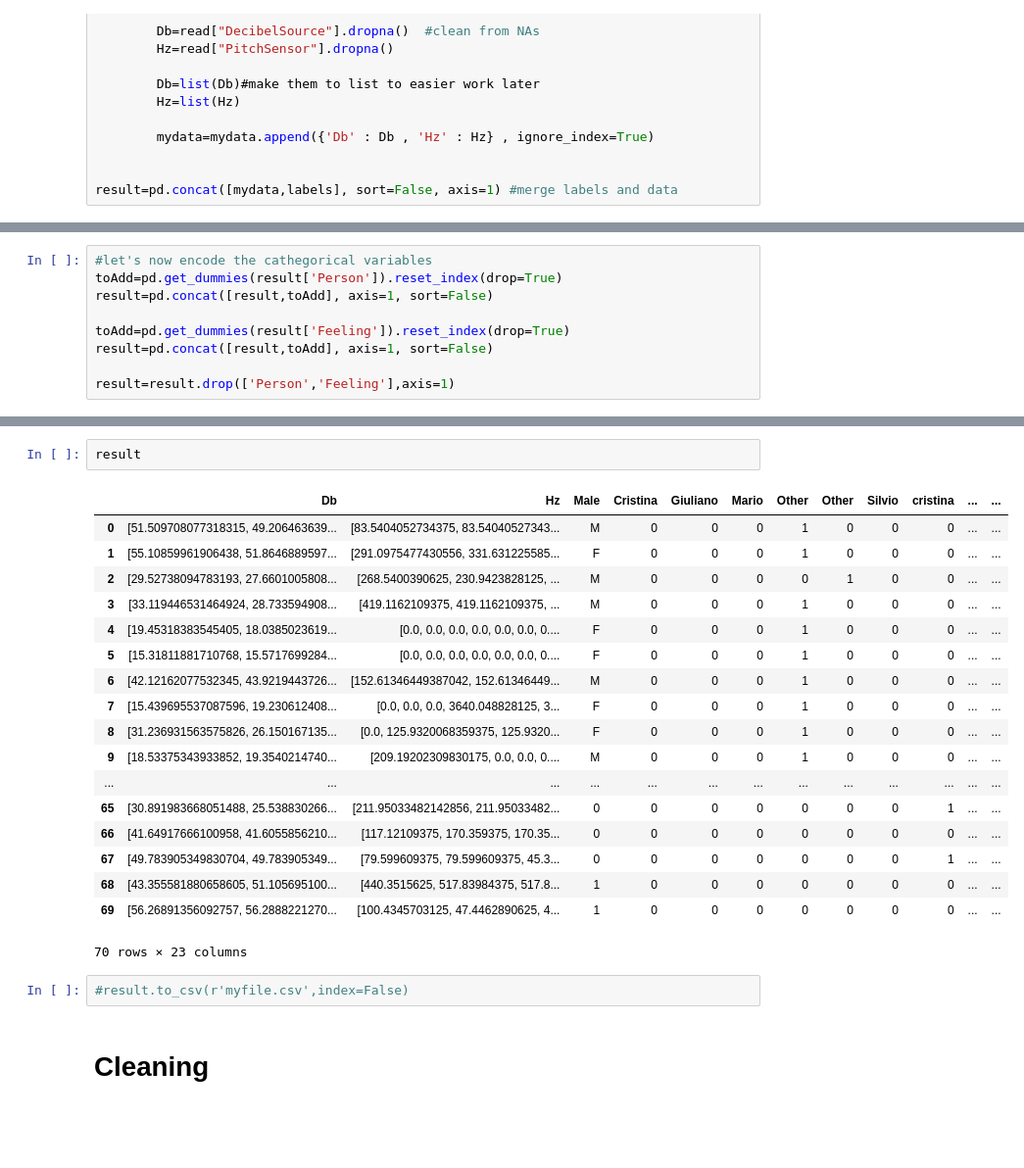
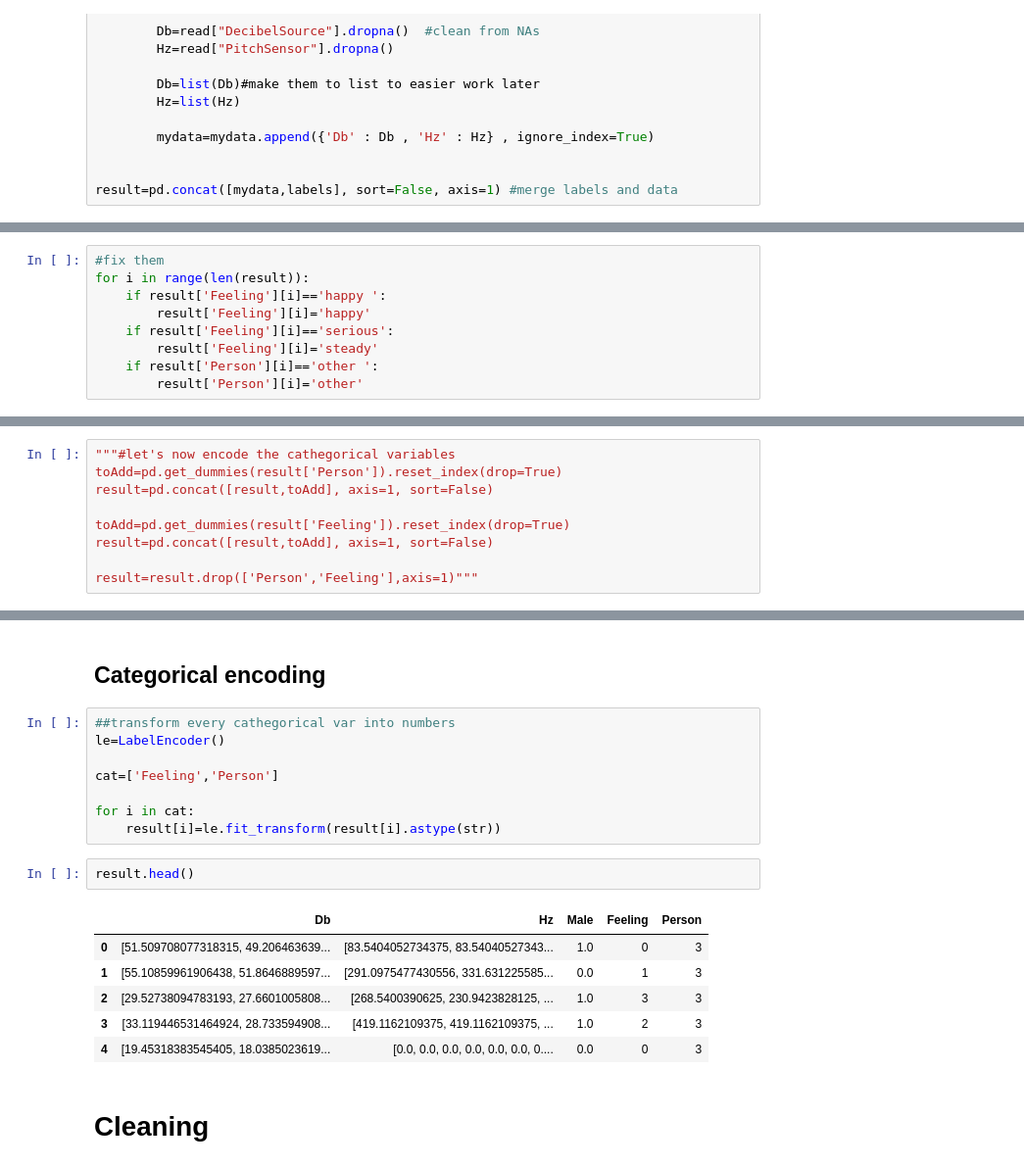
Before and after one commit to giulianosoced/StatLearnVoices, a Jupyter notebook: code.ipynb, the cells around one changed output, grey strips where cells are left out. Shown: that part at 98% size. Saved outputs shown, nothing was run; the diff lists cells and outputs as text; blank space fills up the shorter version.

```diff
--- a/code.ipynb
+++ b/code.ipynb
@@ -52,0 +61,9 @@ result.head()
+# %%
+#fix them
+for i in range(len(result)):
+    if result['Feeling'][i]=='happy ':
+        result['Feeling'][i]='happy'
+    if result['Feeling'][i]=='serious':
+        result['Feeling'][i]='steady'
+    if result['Person'][i]=='other ':
+        result['Person'][i]='other'
@@ -53,9 +85,9 @@ result.head()
 # %%
-#let's now encode the cathegorical variables
+"""#let's now encode the cathegorical variables
 toAdd=pd.get_dummies(result['Person']).reset_index(drop=True)
 result=pd.concat([result,toAdd], axis=1, sort=False)
 
 toAdd=pd.get_dummies(result['Feeling']).reset_index(drop=True)
 result=pd.concat([result,toAdd], axis=1, sort=False)
 
-result=result.drop(['Person','Feeling'],axis=1)
+result=result.drop(['Person','Feeling'],axis=1)"""
@@ -62,26 +103,22 @@ result=result.drop(['Person','Feeling'],axis=1)
+# %% [markdown]
+## Categorical encoding
+# %%
+##transform every cathegorical var into numbers
+le=LabelEncoder()
+
+cat=['Feeling','Person']
+
+for i in cat:
+    result[i]=le.fit_transform(result[i].astype(str))
 # %%
-result
+result.head()
 # %% [output]
-|  | Db | Hz | Male | Cristina | Giuliano | Mario | Other | Other | Silvio | cristina | ... | ... |
-| 0 | [51.509708077318315, 49.206463639... | [83.5404052734375, 83.54040527343... | M | 0 | 0 | 0 | 1 | 0 | 0 | 0 | ... | ... |
-| 1 | [55.10859961906438, 51.8646889597... | [291.0975477430556, 331.631225585... | F | 0 | 0 | 0 | 1 | 0 | 0 | 0 | ... | ... |
-| 2 | [29.52738094783193, 27.6601005808... | [268.5400390625, 230.9423828125, ... | M | 0 | 0 | 0 | 0 | 1 | 0 | 0 | ... | ... |
-| 3 | [33.119446531464924, 28.733594908... | [419.1162109375, 419.1162109375, ... | M | 0 | 0 | 0 | 1 | 0 | 0 | 0 | ... | ... |
-| 4 | [19.45318383545405, 18.0385023619... | [0.0, 0.0, 0.0, 0.0, 0.0, 0.0, 0.... | F | 0 | 0 | 0 | 1 | 0 | 0 | 0 | ... | ... |
-| 5 | [15.31811881710768, 15.5717699284... | [0.0, 0.0, 0.0, 0.0, 0.0, 0.0, 0.... | F | 0 | 0 | 0 | 1 | 0 | 0 | 0 | ... | ... |
-| 6 | [42.12162077532345, 43.9219443726... | [152.61346449387042, 152.61346449... | M | 0 | 0 | 0 | 1 | 0 | 0 | 0 | ... | ... |
-| 7 | [15.439695537087596, 19.230612408... | [0.0, 0.0, 0.0, 3640.048828125, 3... | F | 0 | 0 | 0 | 1 | 0 | 0 | 0 | ... | ... |
-| 8 | [31.236931563575826, 26.150167135... | [0.0, 125.9320068359375, 125.9320... | F | 0 | 0 | 0 | 1 | 0 | 0 | 0 | ... | ... |
-| 9 | [18.53375343933852, 19.3540214740... | [209.19202309830175, 0.0, 0.0, 0.... | M | 0 | 0 | 0 | 1 | 0 | 0 | 0 | ... | ... |
-| ... | ... | ... | ... | ... | ... | ... | ... | ... | ... | ... | ... | ... |
-| 65 | [30.891983668051488, 25.538830266... | [211.95033482142856, 211.95033482... | 0 | 0 | 0 | 0 | 0 | 0 | 0 | 1 | ... | ... |
-| 66 | [41.64917666100958, 41.6055856210... | [117.12109375, 170.359375, 170.35... | 0 | 0 | 0 | 0 | 0 | 0 | 0 | 0 | ... | ... |
-| 67 | [49.783905349830704, 49.783905349... | [79.599609375, 79.599609375, 45.3... | 0 | 0 | 0 | 0 | 0 | 0 | 0 | 1 | ... | ... |
-| 68 | [43.355581880658605, 51.105695100... | [440.3515625, 517.83984375, 517.8... | 1 | 0 | 0 | 0 | 0 | 0 | 0 | 0 | ... | ... |
-| 69 | [56.26891356092757, 56.2888221270... | [100.4345703125, 47.4462890625, 4... | 1 | 0 | 0 | 0 | 0 | 0 | 0 | 0 | ... | ... |
+|  | Db | Hz | Male | Feeling | Person |
+| 0 | [51.509708077318315, 49.206463639... | [83.5404052734375, 83.54040527343... | 1.0 | 0 | 3 |
+| 1 | [55.10859961906438, 51.8646889597... | [291.0975477430556, 331.631225585... | 0.0 | 1 | 3 |
+| 2 | [29.52738094783193, 27.6601005808... | [268.5400390625, 230.9423828125, ... | 1.0 | 3 | 3 |
+| 3 | [33.119446531464924, 28.733594908... | [419.1162109375, 419.1162109375, ... | 1.0 | 2 | 3 |
+| 4 | [19.45318383545405, 18.0385023619... | [0.0, 0.0, 0.0, 0.0, 0.0, 0.0, 0.... | 0.0 | 0 | 3 |
-70 rows × 23 columns
-# %%
-#result.to_csv(r'myfile.csv',index=False)
 # %% [markdown]
 # Cleaning
 # %%
```
Also changed, not shown: parts of 11 cells of this notebook.
